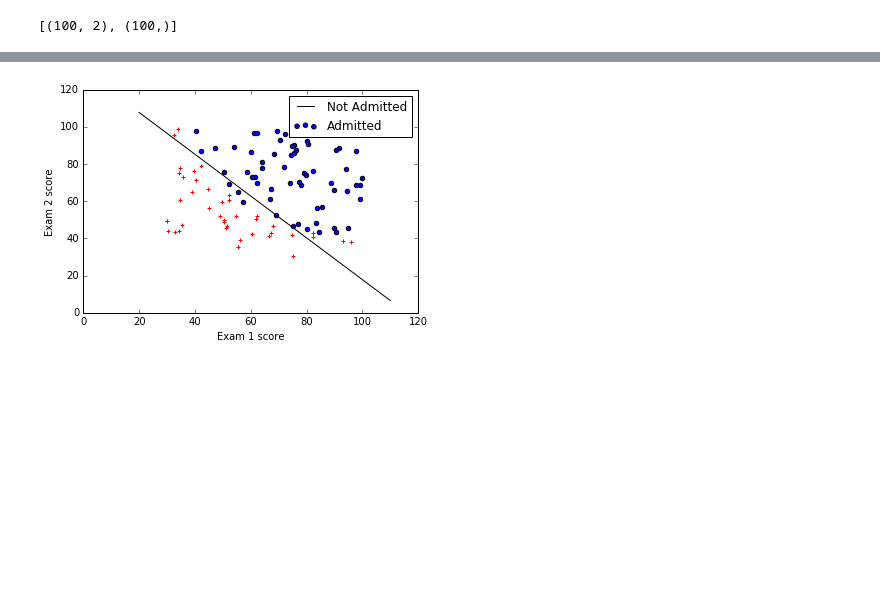
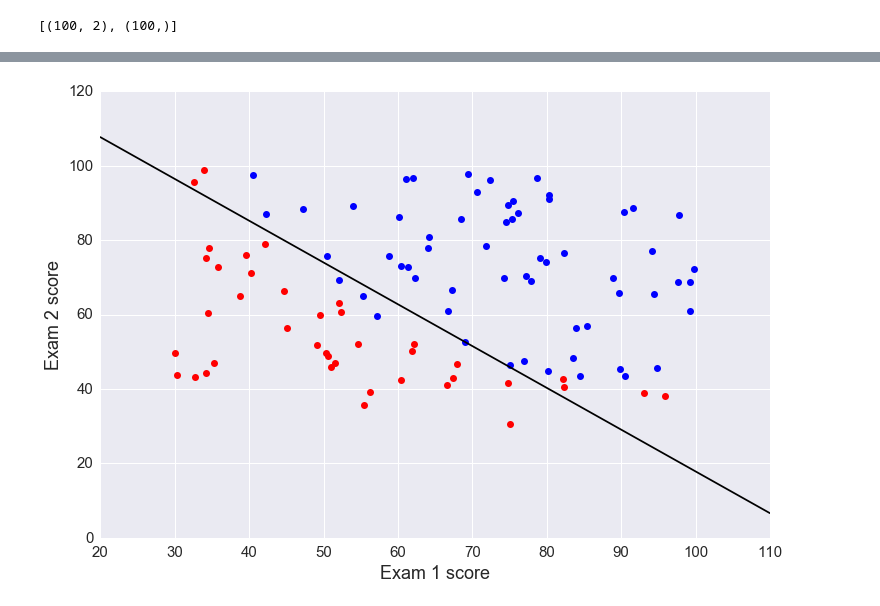
Before and after one commit to iven5880/Simple_Classification, a Jupyter notebook: Simple_Classification.ipynb, the cells around one changed output, grey strips where cells are left out. Saved outputs shown, nothing was run; the diff lists cells and outputs as text; code cells hidden in the pictures; blank space fills up the shorter version.

```diff
--- a/Simple_Classification.ipynb
+++ b/Simple_Classification.ipynb
@@ -61,20 +66,23 @@ plt.show()
 # %%
 theModel = SVC(C=0.01,kernel='linear')
 theModel.fit(X,y)
 
 w = theModel.coef_[0]
 a = -w[0] / w[1]
 xx = np.linspace(20, 110)
 yy = a * xx - (theModel.intercept_[0]) / w[1]
 
+plt.figure(figsize=[12,8])
+
+plt.plot(X[posLabels, 0], X[posLabels, 1], 'bo')
+plt.plot(X[negLabels, 0], X[negLabels, 1], 'ro')
+plt.xlabel('Exam 1 score', fontsize=18)
+plt.xticks(fontsize=15)
+plt.ylabel('Exam 2 score', fontsize=18)
+plt.yticks(fontsize=15)
+
 plt.plot(xx, yy, 'k-')
 
-scatter(X[posLabels, 0], X[posLabels, 1], marker='o', c='b')
-scatter(X[negLabels, 0], X[negLabels, 1], marker='+', c='r')
-xlabel('Exam 1 score')
-ylabel('Exam 2 score')
-legend(['Not Admitted', 'Admitted'])
-
 plt.show()
 # %% [output]
-[figure, old version]
+[figure, new version]
```
Also changed, not shown: parts of 3 cells of this notebook.
